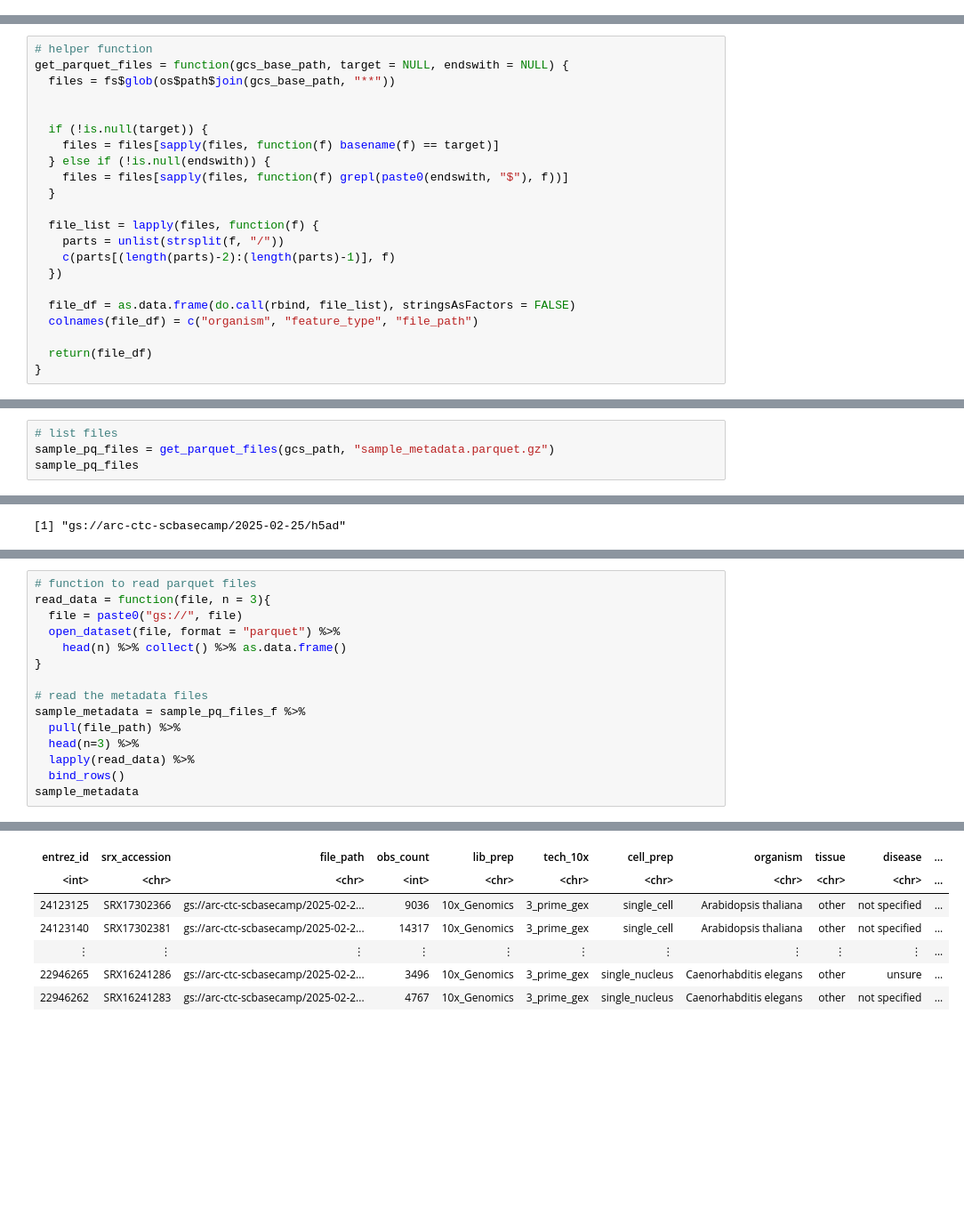
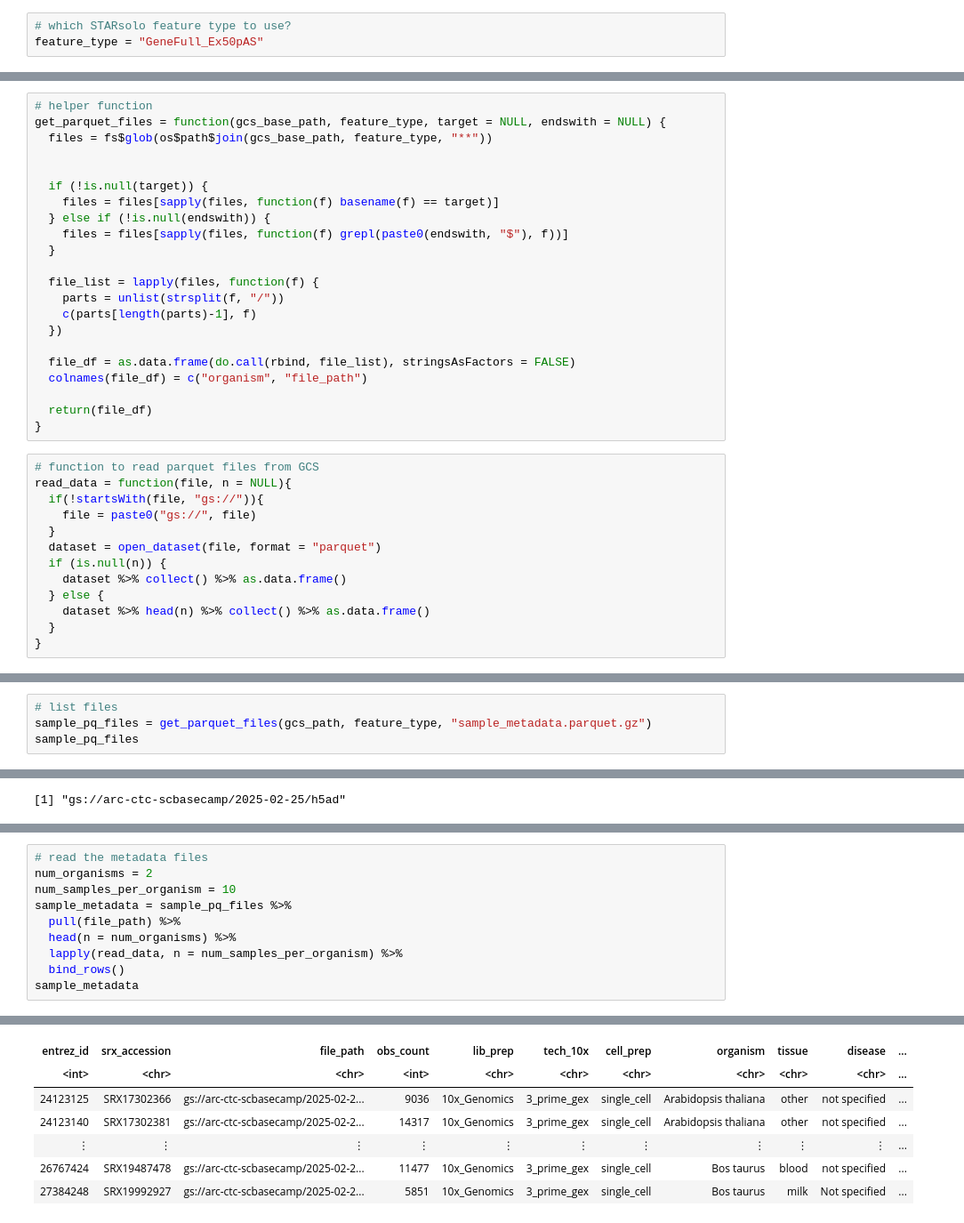
Before and after one commit to rdas-genesilico-ai/arc-virtual-cell-atlas-uv, a Jupyter notebook: scBaseCamp/tutorial-R.ipynb, the cells around one changed output, grey strips where cells are left out. Shown: that part at 89% size. Drawn from its saved outputs; the diff is of its cells as text; blank space fills up the shorter version.

```diff
--- a/scBaseCamp/tutorial-R.ipynb
+++ b/scBaseCamp/tutorial-R.ipynb
@@ -41,6 +56,9 @@ options(repr.matrix.max.rows=4)
 # %%
 # GCS bucket path
 gcs_base_path = "gs://arc-ctc-scbasecamp/2025-02-25"
+# %%
+# which STARsolo feature type to use?
+feature_type = "GeneFull_Ex50pAS"
 # %% [markdown]
 # List available files
 
@@ -52,8 +70,8 @@ fs = gcsfs$GCSFileSystem(
 )
 # %%
 # helper function
-get_parquet_files = function(gcs_base_path, target = NULL, endswith = NULL) {
-  files = fs$glob(os$path$join(gcs_base_path, "**"))
+get_parquet_files = function(gcs_base_path, feature_type, target = NULL, endswith = NULL) {
+  files = fs$glob(os$path$join(gcs_base_path, feature_type, "**"))
 
 
   if (!is.null(target)) {
@@ -64,14 +82,27 @@ get_parquet_files = function(gcs_base_path, target = NULL, endswith = NULL) {
 
   file_list = lapply(files, function(f) {
     parts = unlist(strsplit(f, "/"))
-    c(parts[(length(parts)-2):(length(parts)-1)], f)
+    c(parts[length(parts)-1], f)
   })
 
   file_df = as.data.frame(do.call(rbind, file_list), stringsAsFactors = FALSE)
-  colnames(file_df) = c("organism", "feature_type", "file_path")
+  colnames(file_df) = c("organism", "file_path")
 
   return(file_df)
 }
+# %%
+# function to read parquet files from GCS
+read_data = function(file, n = NULL){
+  if(!startsWith(file, "gs://")){
+    file = paste0("gs://", file)
+  }
+  dataset = open_dataset(file, format = "parquet")
+  if (is.null(n)) {
+    dataset %>% collect() %>% as.data.frame()
+  } else {
+    dataset %>% head(n) %>% collect() %>% as.data.frame()
+  }
+}
 # %% [markdown]
 ## Parquet files
 
@@ -84,6 +116,6 @@ gcs_path
 [1] "gs://arc-ctc-scbasecamp/2025-02-25/metadata"
 # %%
 # list files
-sample_pq_files = get_parquet_files(gcs_path, "sample_metadata.parquet.gz")
+sample_pq_files = get_parquet_files(gcs_path, feature_type, "sample_metadata.parquet.gz")
 sample_pq_files
 # %% [output]
@@ -164,16 +174,11 @@ A data.frame: 21 × 3
 # %%
-# function to read parquet files
-read_data = function(file, n = 3){
-  file = paste0("gs://", file)
-  open_dataset(file, format = "parquet") %>%
-    head(n) %>% collect() %>% as.data.frame()
-}
-
 # read the metadata files
-sample_metadata = sample_pq_files_f %>%
+num_organisms = 2
+num_samples_per_organism = 10
+sample_metadata = sample_pq_files %>%
   pull(file_path) %>%
-  head(n=3) %>%
-  lapply(read_data) %>%
+  head(n = num_organisms) %>%
+  lapply(read_data, n = num_samples_per_organism) %>%
   bind_rows()
 sample_metadata
 # %% [output]
@@ -181,7 +186,7 @@ A data.frame: 9 × 14
 | entrez_id | srx_accession | file_path | obs_count | lib_prep | tech_10x | cell_prep | organism | tissue | disease | ... |
 | <int> | <chr> | <chr> | <int> | <chr> | <chr> | <chr> | <chr> | <chr> | <chr> | ... |
 | 24123125 | SRX17302366 | gs://arc-ctc-scbasecamp/2025-02-2... | 9036 | 10x_Genomics | 3_prime_gex | single_cell | Arabidopsis thaliana | other | not specified | ... |
 | 24123140 | SRX17302381 | gs://arc-ctc-scbasecamp/2025-02-2... | 14317 | 10x_Genomics | 3_prime_gex | single_cell | Arabidopsis thaliana | other | not specified | ... |
 | ⋮ | ⋮ | ⋮ | ⋮ | ⋮ | ⋮ | ⋮ | ⋮ | ⋮ | ⋮ | ... |
-| 22946265 | SRX16241286 | gs://arc-ctc-scbasecamp/2025-02-2... | 3496 | 10x_Genomics | 3_prime_gex | single_nucleus | Caenorhabditis elegans | other | unsure | ... |
-| 22946262 | SRX16241283 | gs://arc-ctc-scbasecamp/2025-02-2... | 4767 | 10x_Genomics | 3_prime_gex | single_nucleus | Caenorhabditis elegans | other | not specified | ... |
+| 26767424 | SRX19487478 | gs://arc-ctc-scbasecamp/2025-02-2... | 11477 | 10x_Genomics | 3_prime_gex | single_cell | Bos taurus | blood | not specified | ... |
+| 27384248 | SRX19992927 | gs://arc-ctc-scbasecamp/2025-02-2... | 5851 | 10x_Genomics | 3_prime_gex | single_cell | Bos taurus | milk | Not specified | ... |
```
Also changed, not shown: parts of 32 cells of this notebook, 1 other file.
